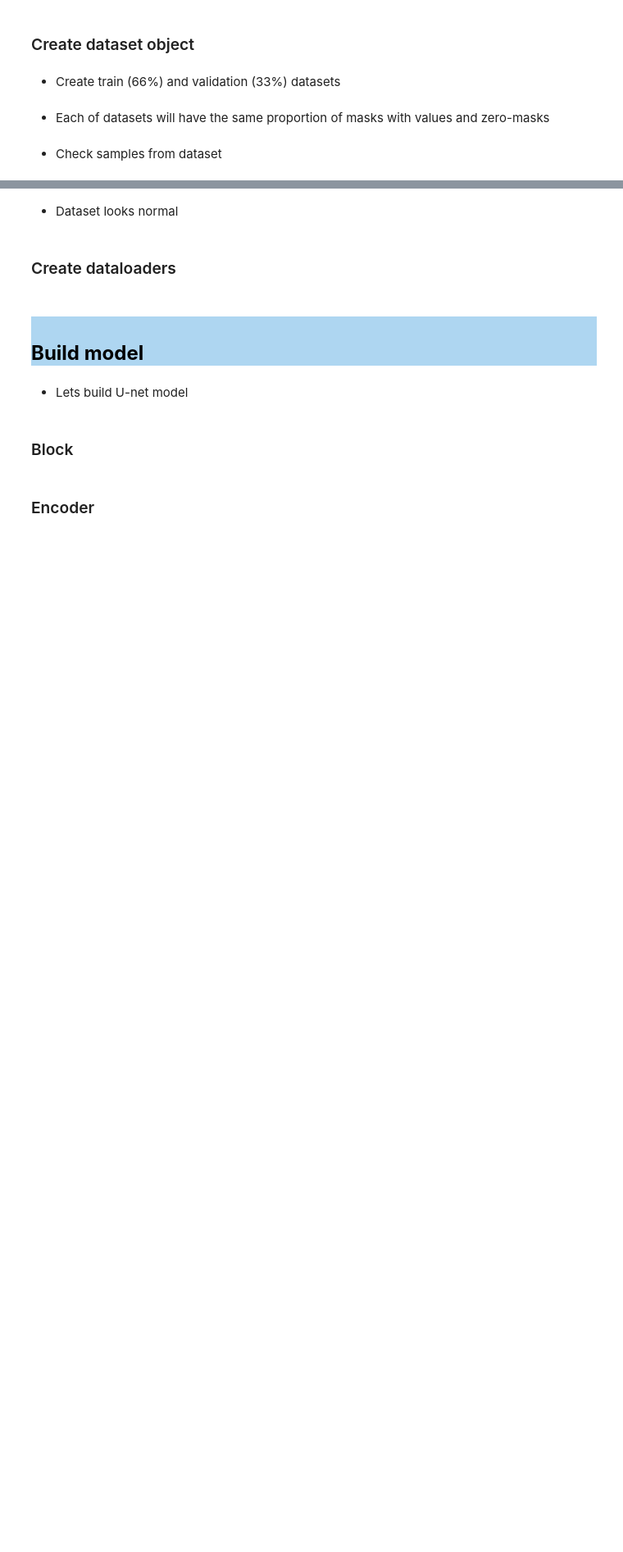
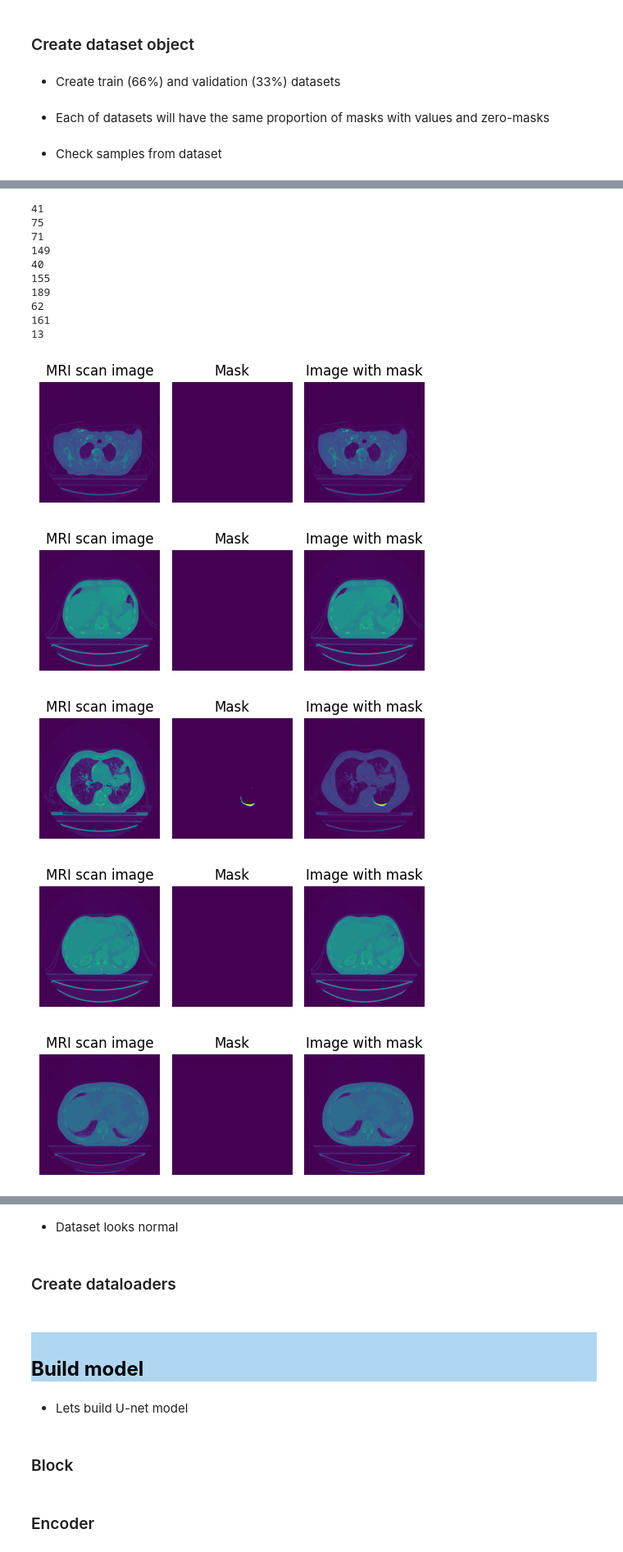
Before and after one commit to LtvnSergey/Pleural-Effusion-Detection, a Jupyter notebook: notebook/Pleural-Effusion-Detection.ipynb, the cells around one changed output, grey strips where cells are left out. Shown at 82% size. Drawn from its saved outputs; the diff is of its cells as text; code cells hidden in the pictures; blank space fills up the shorter version.

```diff
--- a/notebook/Pleural-Effusion-Detection.ipynb
+++ b/notebook/Pleural-Effusion-Detection.ipynb
@@ -623,7 +596,7 @@ train_dataset = ImageDataset(dir_input='../'+config['dataset']['dir_processed'],
 
 # Create validation dataset
 valid_dataset = ImageDataset(dir_input='../'+config['dataset']['dir_processed'],
-                             test_size=config['train']['`test_size'],
+                             test_size=config['train']['test_size'],
                              is_valid=True,
                              normalization=True)
 # %% [markdown]
@@ -657,0 +634,39 @@ NameError: name 'np' is not defined
+# %%
+np.random.seed(1262)
+
+for i in range(10):
+    idx  = np.random.randint(0, len(valid_dataset))
+    print(idx)
+    img, mask = valid_dataset[idx]
+
+    fig, ax = plt.subplots(1,3, figsize=(5, 2))
+
+    ax[0].imshow(img.permute(1,2,0))
+    ax[1].imshow(mask.permute(1,2,0))
+    ax[2].imshow(img.permute(1,2,0)+mask.permute(1,2,0)*10)
+
+    ax[0].set_title('MRI scan image')
+    ax[1].set_title('Mask')
+    ax[2].set_title('Image with mask')
+
+    ax[0].set_axis_off()
+    ax[1].set_axis_off()
+    ax[2].set_axis_off()
+
+    plt.tight_layout()
+# %% [output]
+41
+75
+71
+149
+40
+155
+189
+62
+161
+13
+[figure, added]
+[figure, added]
+[figure, added]
+[figure, added]
+[figure, added]
```
Also changed, not shown: parts of 11 cells of this notebook, 8 other files.
